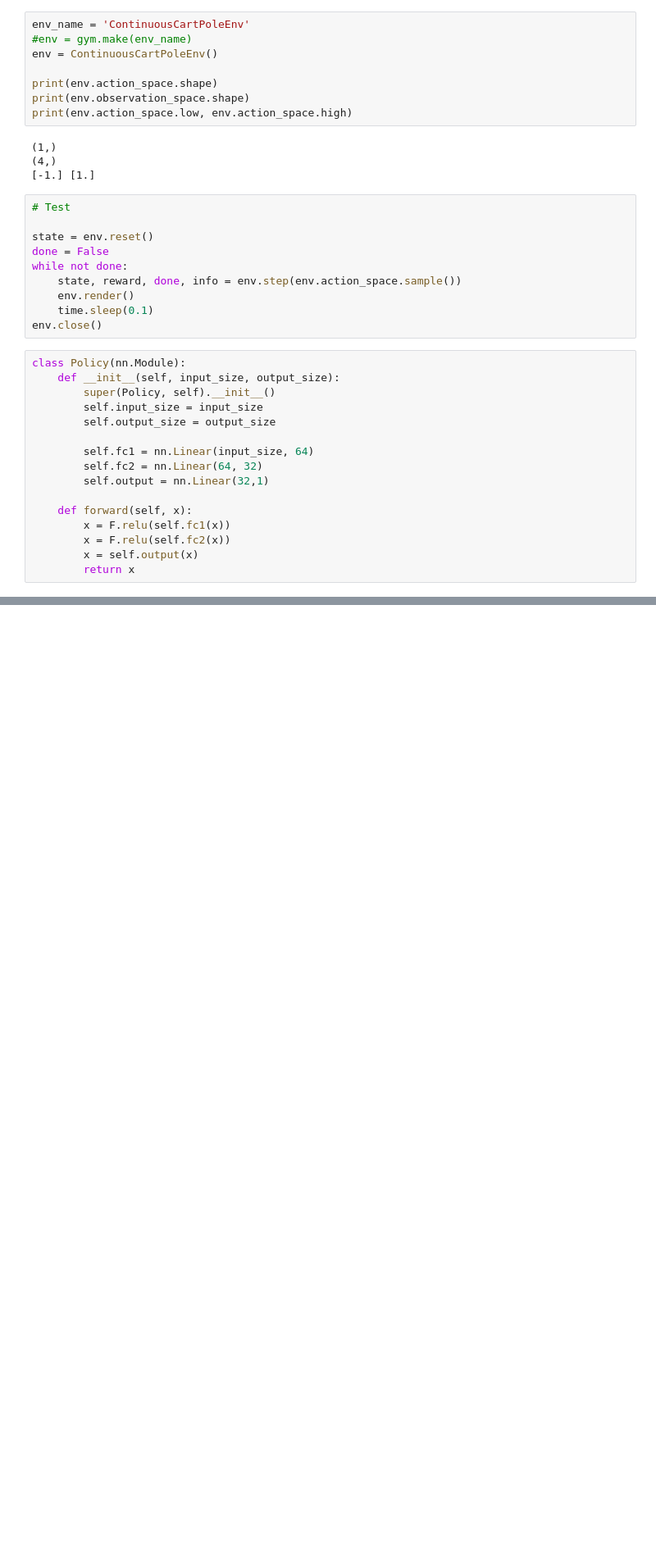
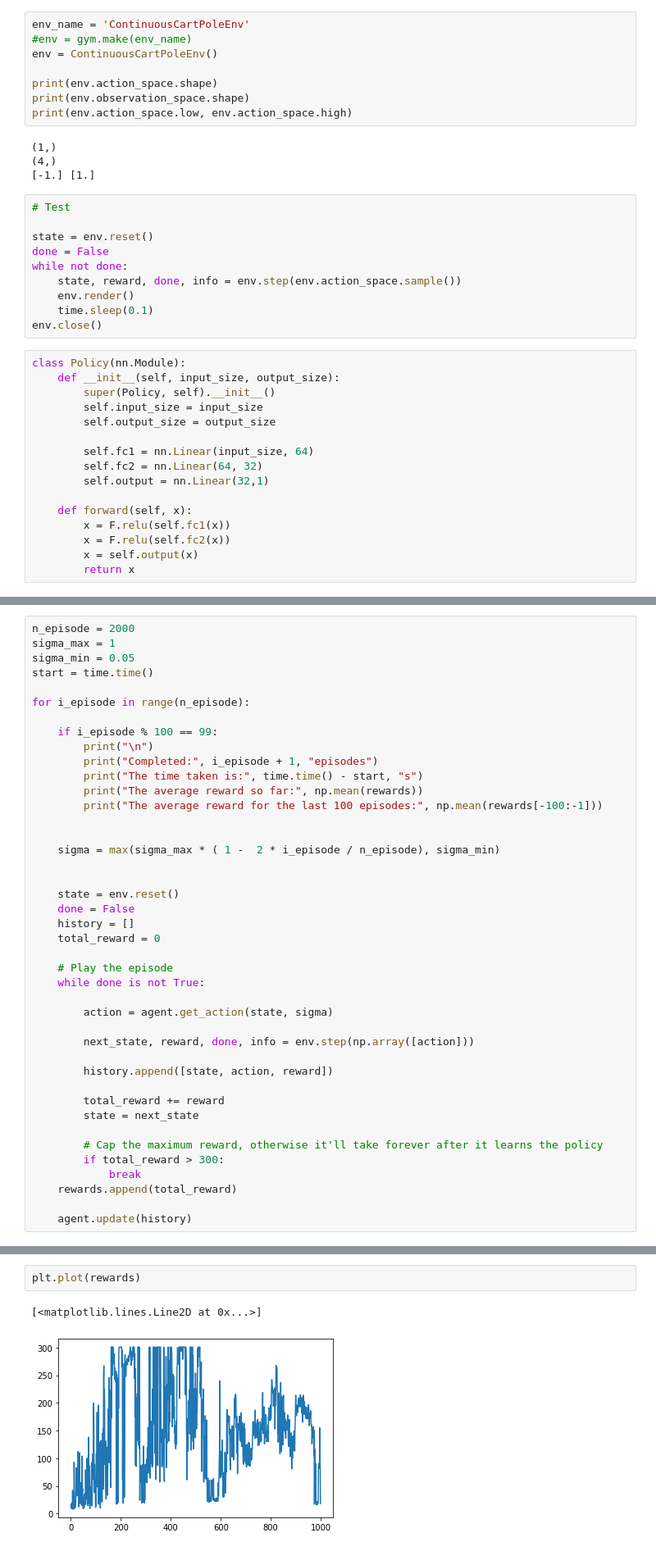
Before and after one commit to vuk119/RL, a Jupyter notebook: ActorCritic/Actor Critic Notes.ipynb, the cells around one changed output, grey strips where cells are left out. Shown at 82% size. Cells and saved outputs as stored; diff of their text form; blank space fills up the shorter version.

```diff
--- a/ActorCritic/Actor Critic Notes.ipynb
+++ b/ActorCritic/Actor Critic Notes.ipynb
@@ -198,0 +259,42 @@ plt.plot(running_loss)
+# %%
+n_episode = 2000
+sigma_max = 1
+sigma_min = 0.05
+start = time.time()
+
+for i_episode in range(n_episode):
+
+    if i_episode % 100 == 99:
+        print("\n")
+        print("Completed:", i_episode + 1, "episodes")
+        print("The time taken is:", time.time() - start, "s")
+        print("The average reward so far:", np.mean(rewards))
+        print("The average reward for the last 100 episodes:", np.mean(rewards[-100:-1]))
+
+
+    sigma = max(sigma_max * ( 1 -  2 * i_episode / n_episode), sigma_min)
+
+
+    state = env.reset()
+    done = False
+    history = []
+    total_reward = 0
+
+    # Play the episode
+    while done is not True:
+
+        action = agent.get_action(state, sigma)
+
+        next_state, reward, done, info = env.step(np.array([action]))
+
+        history.append([state, action, reward])
+
+        total_reward += reward
+        state = next_state
+
+        # Cap the maximum reward, otherwise it'll take forever after it learns the policy
+        if total_reward > 300:
+            break
+    rewards.append(total_reward)
+
+    agent.update(history)
@@ -198,0 +319,5 @@ plt.plot(running_loss)
+# %%
+plt.plot(rewards)
+# %% [output]
+[<matplotlib.lines.Line2D at 0x...>]
+[figure, added]
```
Also changed, not shown: parts of 24 cells of this notebook, 4 other files.
